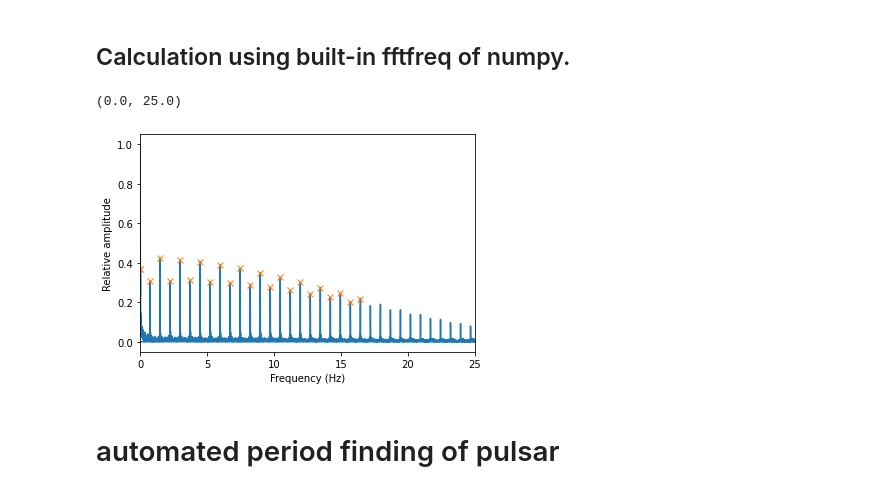
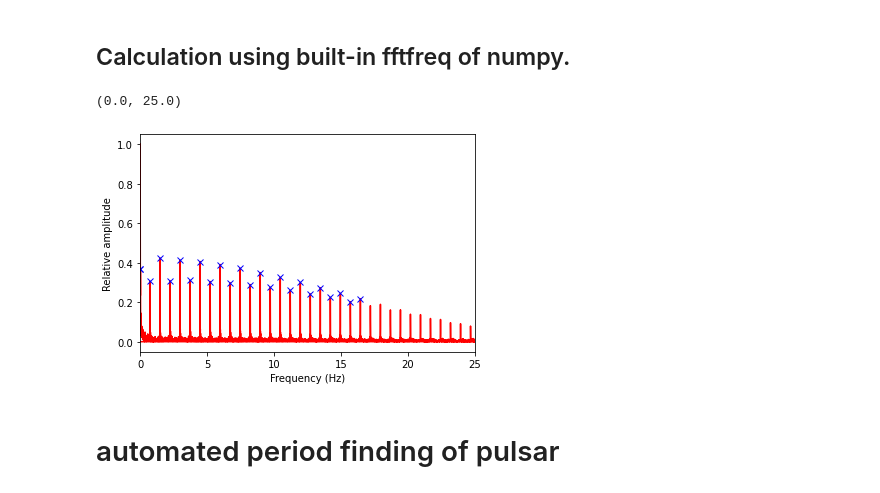
Before and after one commit to Yousousen/pulsar_analysis, a Jupyter notebook: src/script/pulsar1.ipynb, the cells around one changed output. Cells and saved outputs as stored; diff of their text form; code cells hidden in the pictures.

```diff
--- a/src/script/pulsar1.ipynb
+++ b/src/script/pulsar1.ipynb
@@ -69,13 +69,14 @@ peak_frequencies = [frequencies[i] for i in peaks_index]
 # %%
 # Just change the height threshold above if we want less peaks to be marked.
 plt.clf()
-plt.plot(frequencies[1:], np.abs(transform[1:]) / (a := max( np.abs(transform[1:])) ) ,'-', frequencies[peaks_index],properties['peak_heights'] / a,'x')
+plt.plot(frequencies[1:], np.abs(transform[1:]) / (a := max( np.abs(transform[1:])) ) ,'-', color='red')
+plt.plot(frequencies[peaks_index],properties['peak_heights'] / a,'x', color="Blue")
 plt.xlabel("Frequency (Hz)")
 plt.ylabel("Relative amplitude")
 plt.xlim(0,25)
 # %% [output]
 (0.0, 25.0)
-[figure, old version]
+[figure, new version]
 # %% [markdown]
 # automated period finding of pulsar
 # %%
```
Also changed, not shown: parts of 2 cells of this notebook, 8 other files.
